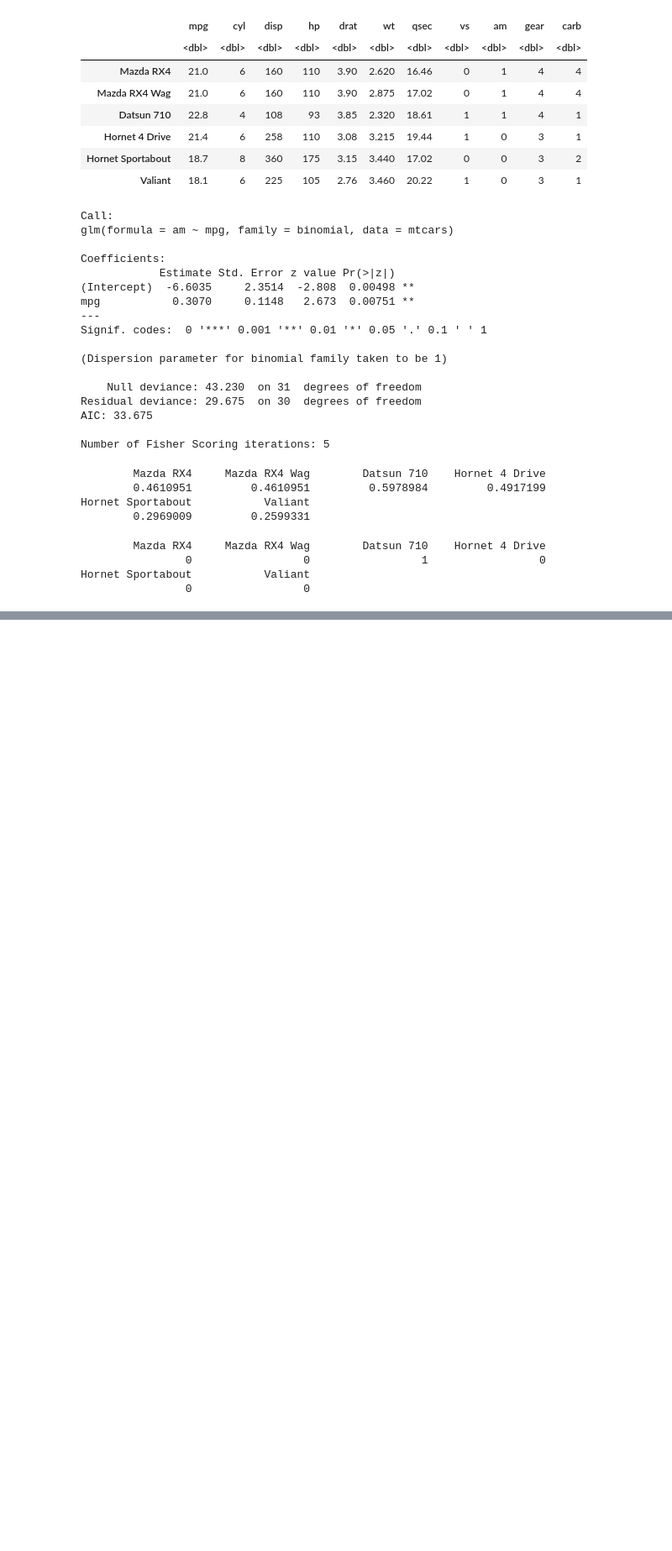
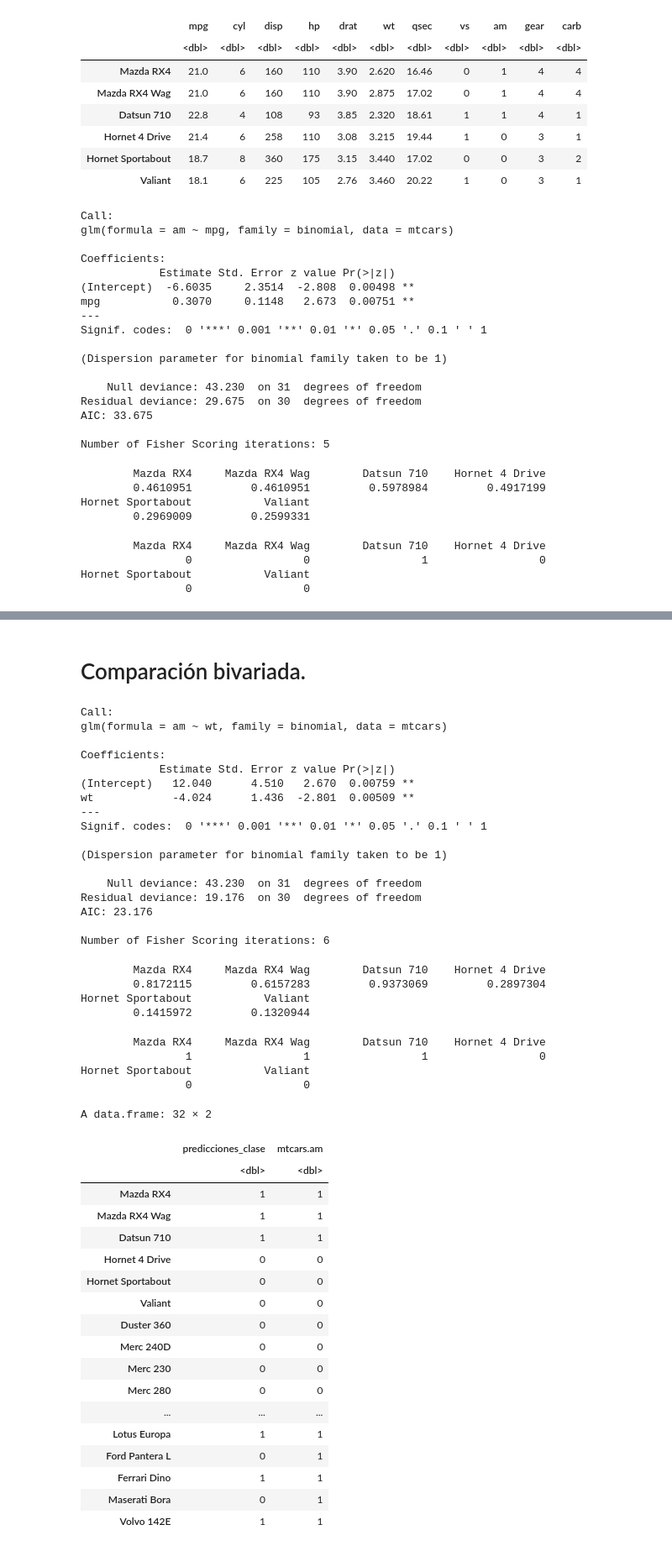
Before and after one commit to Fabimath/mat266_taller, a Jupyter notebook: clase5.ipynb, the cells around one changed output, grey strips where cells are left out. Shown at 84% size. Cells and saved outputs as stored; diff of their text form; code cells hidden in the pictures; blank space fills up the shorter version.

```diff
--- a/clase5.ipynb
+++ b/clase5.ipynb
@@ -257,0 +280,67 @@ Hornet Sportabout           Valiant
+# %% [markdown]
+# Comparación bivariada.
+# %%
+# Ajustar el modelo de regresión logística
+modelo <- glm(am ~ wt, family = binomial, data = mtcars)
+
+# Resumen del modelo
+summary(modelo)
+
+# Hacer predicciones con el modelo
+predicciones <- predict(modelo, type = "response")
+
+# Ver las primeras predicciones
+head(predicciones)
+
+# Convertir las probabilidades en predicciones de clase
+predicciones_clase <- ifelse(predicciones > 0.5, 1, 0)
+
+# Ver las primeras predicciones de clase
+head(predicciones_clase)
+
+data.frame(predicciones_clase,mtcars$am)
+# %% [output]
+Call:
+glm(formula = am ~ wt, family = binomial, data = mtcars)
+
+Coefficients:
+            Estimate Std. Error z value Pr(>|z|)
+(Intercept)   12.040      4.510   2.670  0.00759 **
+wt            -4.024      1.436  -2.801  0.00509 **
+---
+Signif. codes:  0 '***' 0.001 '**' 0.01 '*' 0.05 '.' 0.1 ' ' 1
+
+(Dispersion parameter for binomial family taken to be 1)
+
+    Null deviance: 43.230  on 31  degrees of freedom
+Residual deviance: 19.176  on 30  degrees of freedom
+AIC: 23.176
+
+Number of Fisher Scoring iterations: 6
+        Mazda RX4     Mazda RX4 Wag        Datsun 710    Hornet 4 Drive
+        0.8172115         0.6157283         0.9373069         0.2897304
+Hornet Sportabout           Valiant
+        0.1415972         0.1320944
+        Mazda RX4     Mazda RX4 Wag        Datsun 710    Hornet 4 Drive
+                1                 1                 1                 0
+Hornet Sportabout           Valiant
+                0                 0
+A data.frame: 32 × 2
+|  | predicciones_clase | mtcars.am |
+|  | <dbl> | <dbl> |
+| Mazda RX4 | 1 | 1 |
+| Mazda RX4 Wag | 1 | 1 |
+| Datsun 710 | 1 | 1 |
+| Hornet 4 Drive | 0 | 0 |
+| Hornet Sportabout | 0 | 0 |
+| Valiant | 0 | 0 |
+| Duster 360 | 0 | 0 |
+| Merc 240D | 0 | 0 |
+| Merc 230 | 0 | 0 |
+| Merc 280 | 0 | 0 |
+| ... | ... | ... |
+| Lotus Europa | 1 | 1 |
+| Ford Pantera L | 0 | 1 |
+| Ferrari Dino | 1 | 1 |
+| Maserati Bora | 0 | 1 |
+| Volvo 142E | 1 | 1 |
```
Also changed, not shown: parts of 2 cells of this notebook, 1 other file.
